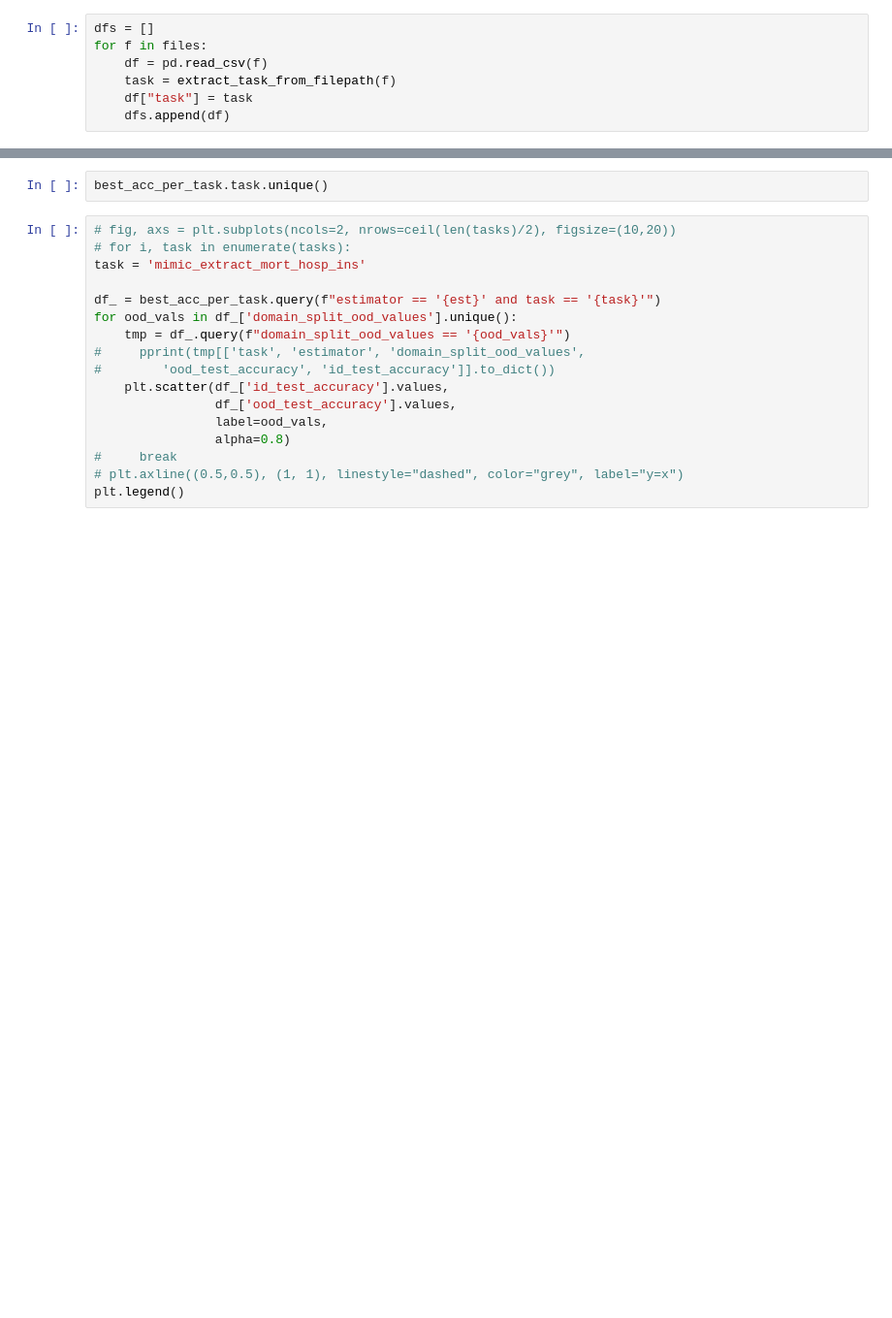
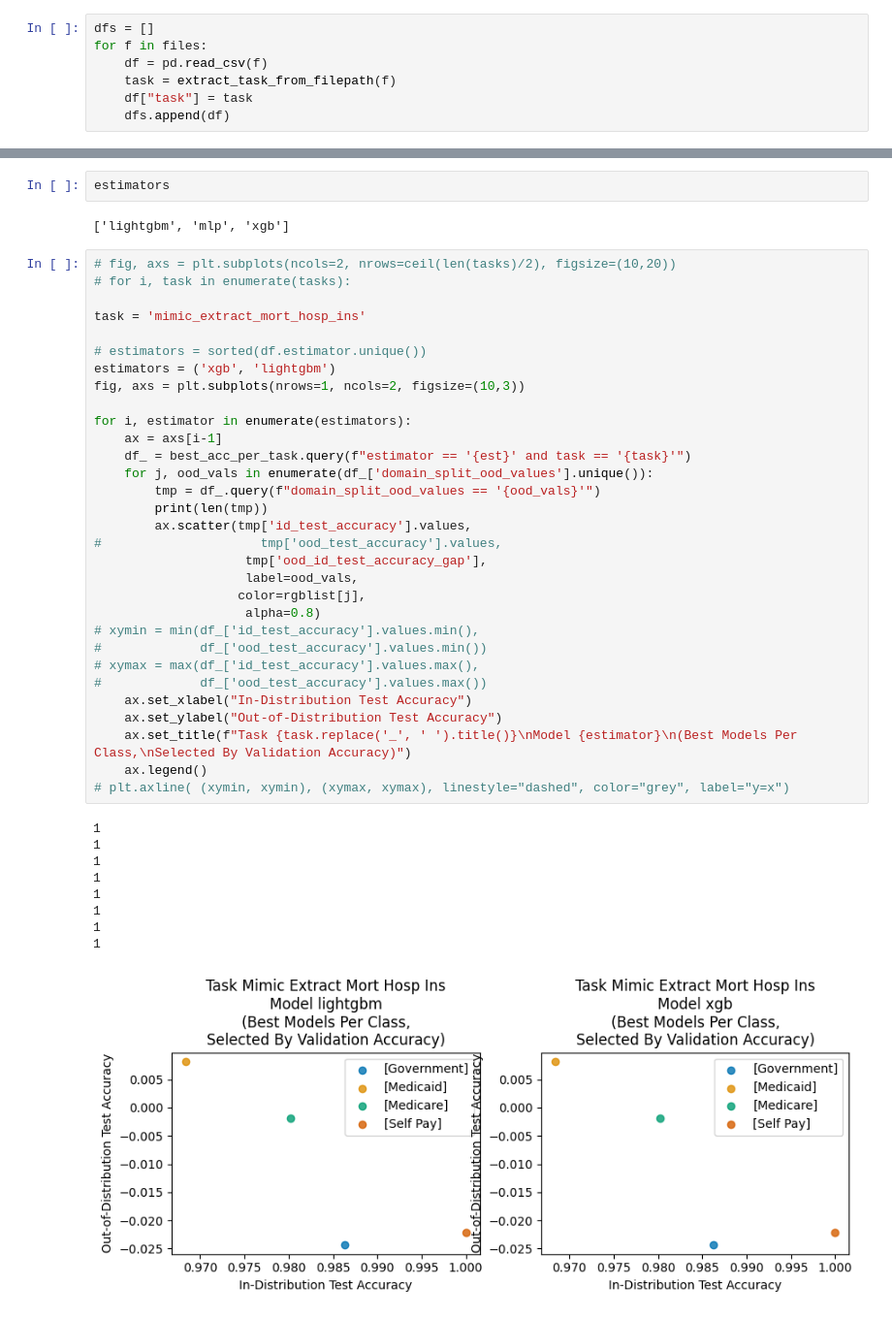
Before and after one commit to webzerg/tableshift, a Jupyter notebook: notebooks/tune_results_exploration.ipynb, the cells around one changed output, grey strips where cells are left out. Shown: that part at 97% size. Cells and saved outputs as stored; diff of their text form; blank space fills up the shorter version.

```diff
--- a/notebooks/tune_results_exploration.ipynb
+++ b/notebooks/tune_results_exploration.ipynb
@@ -165,19 +162,45 @@ for i, task in enumerate(tasks):
-# %%
-best_acc_per_task.task.unique()
+# %%
+estimators
+# %% [output]
+['lightgbm', 'mlp', 'xgb']
 # %%
 # fig, axs = plt.subplots(ncols=2, nrows=ceil(len(tasks)/2), figsize=(10,20))
 # for i, task in enumerate(tasks):
+
 task = 'mimic_extract_mort_hosp_ins'
 
-df_ = best_acc_per_task.query(f"estimator == '{est}' and task == '{task}'")
-for ood_vals in df_['domain_split_ood_values'].unique():
-    tmp = df_.query(f"domain_split_ood_values == '{ood_vals}'")
-#     pprint(tmp[['task', 'estimator', 'domain_split_ood_values',
-#        'ood_test_accuracy', 'id_test_accuracy']].to_dict())
-    plt.scatter(df_['id_test_accuracy'].values,
-                df_['ood_test_accuracy'].values,
-                label=ood_vals,
-                alpha=0.8)
-#     break
-# plt.axline((0.5,0.5), (1, 1), linestyle="dashed", color="grey", label="y=x")
-plt.legend()
+# estimators = sorted(df.estimator.unique())
+estimators = ('xgb', 'lightgbm')
+fig, axs = plt.subplots(nrows=1, ncols=2, figsize=(10,3))
+
+for i, estimator in enumerate(estimators):
+    ax = axs[i-1]
+    df_ = best_acc_per_task.query(f"estimator == '{est}' and task == '{task}'")
+    for j, ood_vals in enumerate(df_['domain_split_ood_values'].unique()):
+        tmp = df_.query(f"domain_split_ood_values == '{ood_vals}'")
+        print(len(tmp))
+        ax.scatter(tmp['id_test_accuracy'].values,
+#                     tmp['ood_test_accuracy'].values,
+                    tmp['ood_id_test_accuracy_gap'],
+                    label=ood_vals,
+                   color=rgblist[j],
+                    alpha=0.8)
+# xymin = min(df_['id_test_accuracy'].values.min(),
+#             df_['ood_test_accuracy'].values.min())
+# xymax = max(df_['id_test_accuracy'].values.max(),
+#             df_['ood_test_accuracy'].values.max())
+    ax.set_xlabel("In-Distribution Test Accuracy")
+    ax.set_ylabel("Out-of-Distribution Test Accuracy")
+    ax.set_title(f"Task {task.replace('_', ' ').title()}\nModel {estimator}\n(Best Models Per Class,\nSelected By Validation Accuracy)")
+    ax.legend()
+# plt.axline( (xymin, xymin), (xymax, xymax), linestyle="dashed", color="grey", label="y=x")
+# %% [output]
+1
+1
+1
+1
+1
+1
+1
+1
+[figure, added]
```
Also changed, not shown: parts of 18 cells of this notebook.
